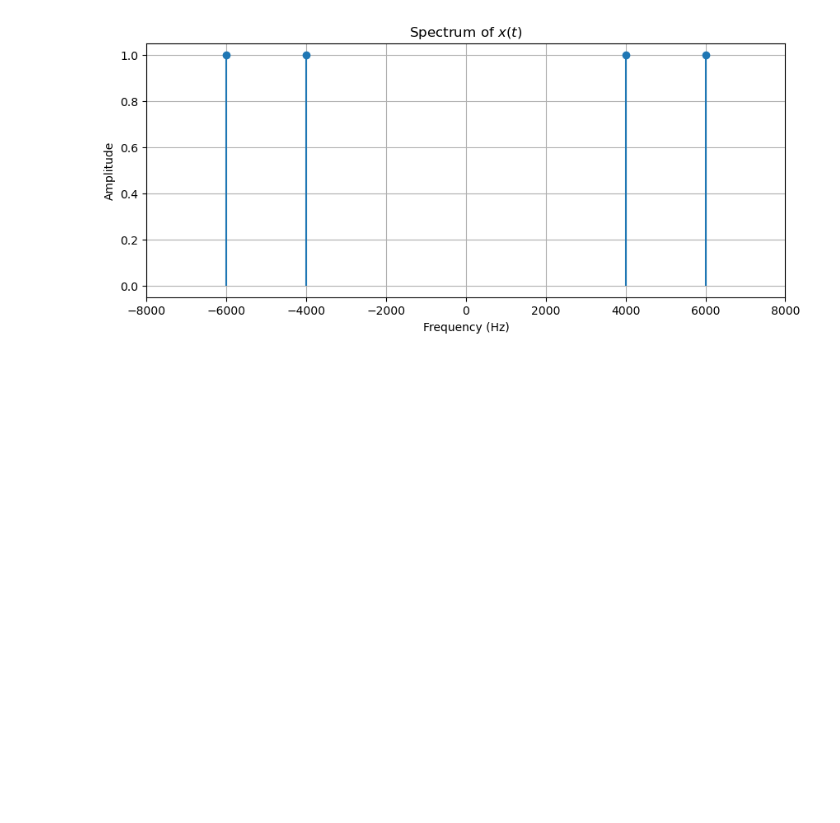
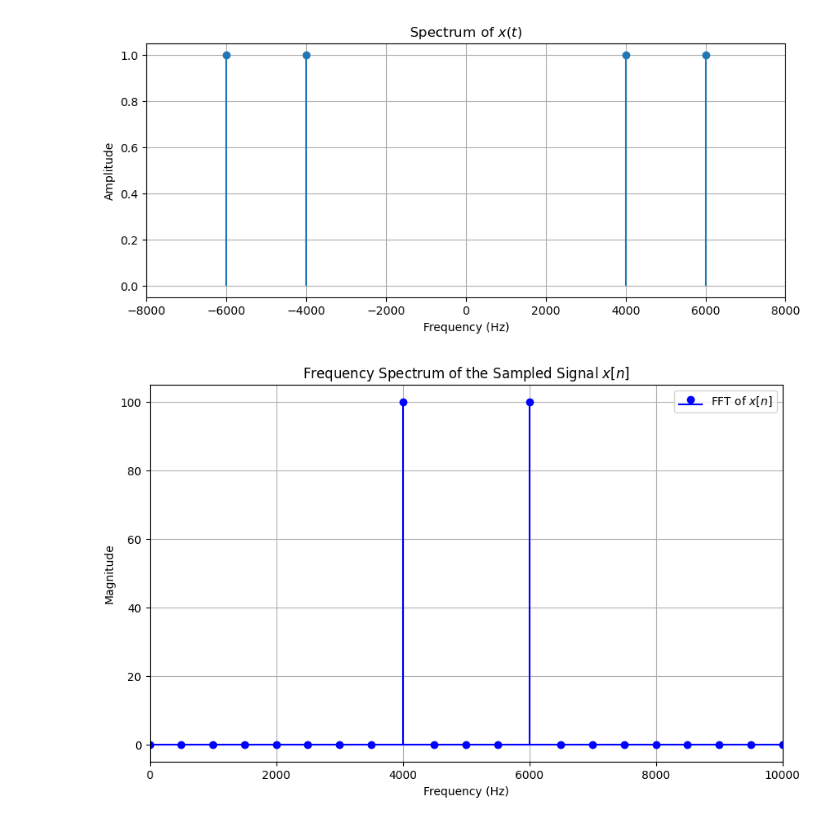
Before and after one commit to wolfram-laube/dsp-ue_grp-22, a Jupyter notebook: Assignment_3/sketchpad.ipynb, the cells around one changed output. Saved outputs shown, nothing was run; the diff lists cells and outputs as text; code cells hidden in the pictures; blank space fills up the shorter version.

```diff
--- a/Assignment_3/sketchpad.ipynb
+++ b/Assignment_3/sketchpad.ipynb
@@ -26,3 +26,36 @@ plt.savefig('fig/ex1_a_plot.png')  # Save the figure to a file
 plt.show()
 # %% [output]
 [figure]
+# %%
+import numpy as np
+import matplotlib.pyplot as plt
+
+# Define the signal parameters
+f1 = 4000  # Frequency of the first sine wave in Hz
+f2 = 6000  # Frequency of the second sine wave in Hz
+fs = 100000  # Sampling frequency in Hz
+
+# Generate the sampled time array and the corresponding signal
+ts = np.arange(0, 0.002, 1/fs)  # Sampled time array at intervals of Ts = 1/fs
+x_n = np.sin(2 * np.pi * f1 * ts) + np.sin(2 * np.pi * f2 * ts)  # Sampled signal
+
+# Compute the FFT and corresponding frequency bins
+N = len(ts)  # Number of points in FFT
+X_n = np.fft.fft(x_n)  # FFT of sampled signal
+frequencies = np.fft.fftfreq(N, 1/fs)  # Frequency bins
+
+# Plotting the FFT
+plt.figure(figsize=(10, 6))
+plt.stem(frequencies[:N // 2], np.abs(X_n[:N // 2]), linefmt='b-', markerfmt='bo', basefmt='b-', label='FFT of $x[n]$')
+plt.title('Frequency Spectrum of the Sampled Signal $x[n]$')
+plt.xlabel('Frequency (Hz)')
+plt.ylabel('Magnitude')
+plt.xlim(0, 10000)  # Limit the x-axis for clarity
+plt.legend()
+plt.grid(True)
+
+# Save the figure to a file for inclusion in the LaTeX document
+#plt.savefig('fig/ex1_c_fft_plot.png')
+plt.show()
+# %% [output]
+[figure, added]
```
Also changed, not shown: parts of 4 cells of this notebook, 25 other files.
